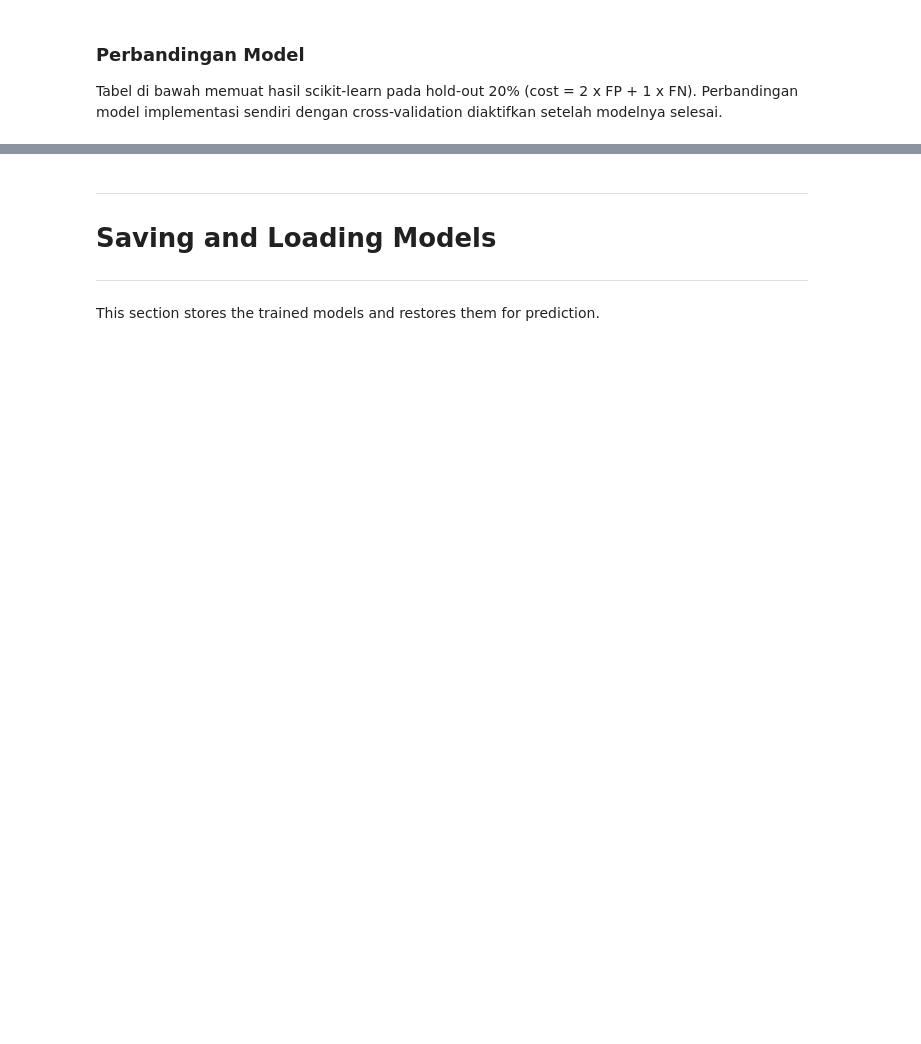
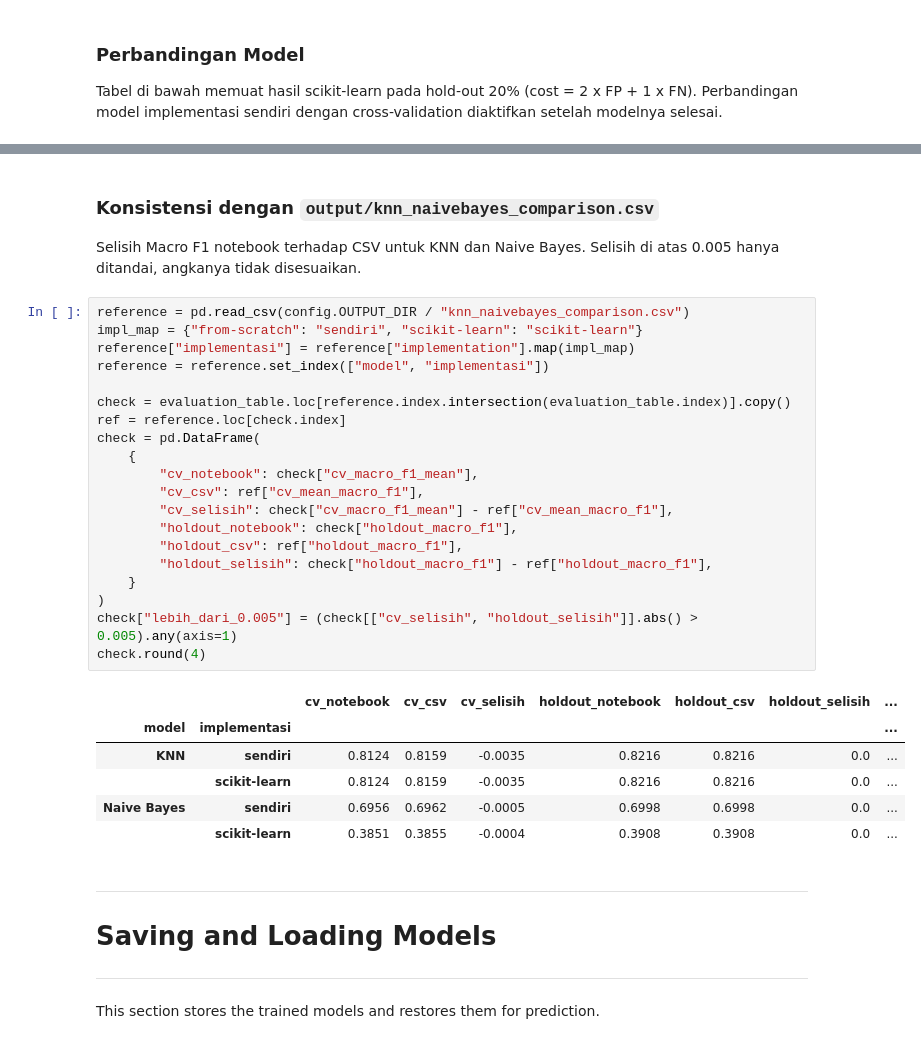
Before and after one commit to fahdmz/IF3170_G18_Tandborste, a Jupyter notebook: main.ipynb, the cells around one changed output, grey strips where cells are left out. Drawn from its saved outputs; the diff is of its cells as text; blank space fills up the shorter version.

Commit message:
feat: activate KNN and naive bayes evaluation in notebook

```diff
--- a/main.ipynb
+++ b/main.ipynb
@@ -1308,3 +1483,34 @@ comparison_sk
+# %% [markdown]
+### Konsistensi dengan `output/knn_naivebayes_comparison.csv`
+
+Selisih Macro F1 notebook terhadap CSV untuk KNN dan Naive Bayes. Selisih di atas 0.005 hanya ditandai, angkanya tidak disesuaikan.
+# %%
+reference = pd.read_csv(config.OUTPUT_DIR / "knn_naivebayes_comparison.csv")
+impl_map = {"from-scratch": "sendiri", "scikit-learn": "scikit-learn"}
+reference["implementasi"] = reference["implementation"].map(impl_map)
+reference = reference.set_index(["model", "implementasi"])
+
+check = evaluation_table.loc[reference.index.intersection(evaluation_table.index)].copy()
+ref = reference.loc[check.index]
+check = pd.DataFrame(
+    {
+        "cv_notebook": check["cv_macro_f1_mean"],
+        "cv_csv": ref["cv_mean_macro_f1"],
+        "cv_selisih": check["cv_macro_f1_mean"] - ref["cv_mean_macro_f1"],
+        "holdout_notebook": check["holdout_macro_f1"],
+        "holdout_csv": ref["holdout_macro_f1"],
+        "holdout_selisih": check["holdout_macro_f1"] - ref["holdout_macro_f1"],
+    }
+)
+check["lebih_dari_0.005"] = (check[["cv_selisih", "holdout_selisih"]].abs() > 0.005).any(axis=1)
+check.round(4)
+# %% [output]
+|  |  | cv_notebook | cv_csv | cv_selisih | holdout_notebook | holdout_csv | holdout_selisih | ... |
+| model | implementasi |  |  |  |  |  |  | ... |
+| KNN | sendiri | 0.8124 | 0.8159 | -0.0035 | 0.8216 | 0.8216 | 0.0 | ... |
+|  | scikit-learn | 0.8124 | 0.8159 | -0.0035 | 0.8216 | 0.8216 | 0.0 | ... |
+| Naive Bayes | sendiri | 0.6956 | 0.6962 | -0.0005 | 0.6998 | 0.6998 | 0.0 | ... |
+|  | scikit-learn | 0.3851 | 0.3855 | -0.0004 | 0.3908 | 0.3908 | 0.0 | ... |
 # %% [markdown]
 ---
 
```
Also changed, not shown: parts of 16 cells of this notebook, 3 other files.
